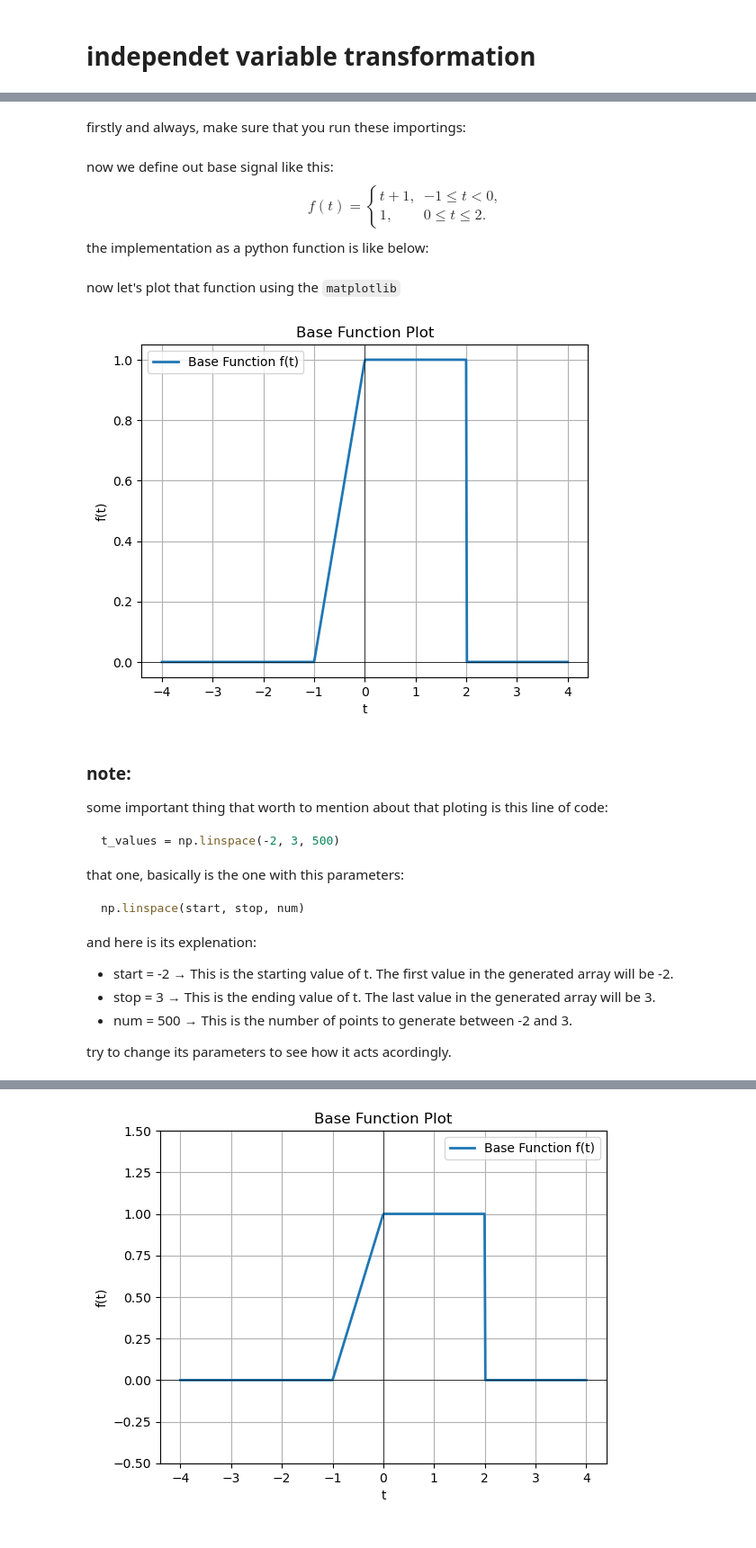
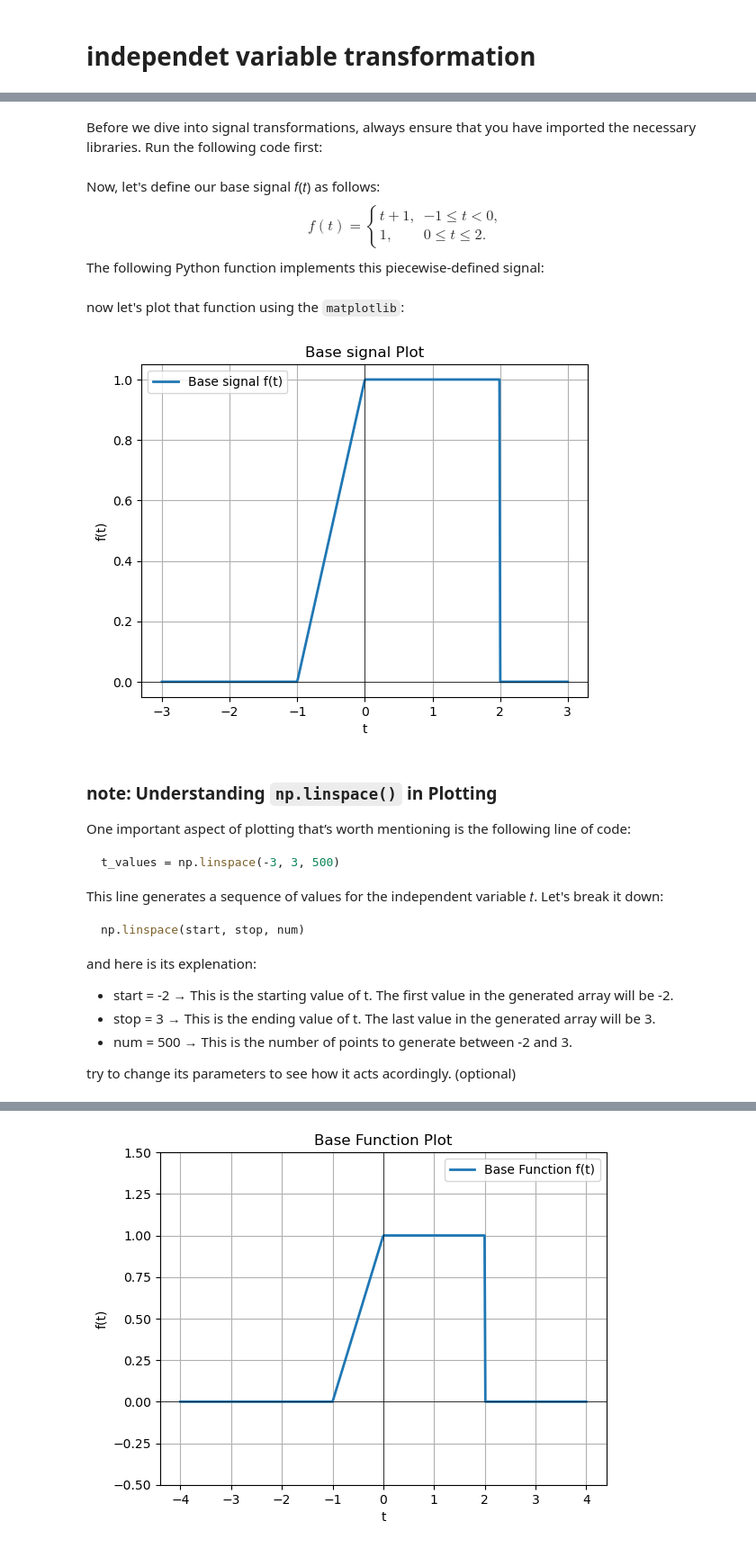
Before and after one commit to AmirHossienAfshar/signals-and-systems, a Jupyter notebook: independent_variable_transformation.ipynb, the cells around one changed output, grey strips where cells are left out. Shown at 90% size. Cells and saved outputs as stored; diff of their text form; code cells hidden in the pictures.

````diff
--- a/independent_variable_transformation.ipynb
+++ b/independent_variable_transformation.ipynb
@@ -10,10 +14,10 @@ this topic is what you have privously learnt in the high-school, under 'انتق
 # %% [markdown]
-firstly and always, make sure that you run these importings:
+Before we dive into signal transformations, always ensure that you have imported the necessary libraries. Run the following code first:
 # %%
 import matplotlib.pyplot as plt
 import numpy as np
 # %% [markdown]
-now we define out base signal like this:
+Now, let's define our base signal 𝑓(𝑡) as follows:
 $$
 f(t) =
 \begin{cases}
@@ -21,9 +25,9 @@ t + 1, & -1 \leq t < 0, \\
 1, & 0 \leq t \leq 2.
 \end{cases}
 $$
-the implementation as a python function is like below:
+The following Python function implements this piecewise-defined signal:
 # %%
-def base_function(t):
+def base_signal(t):
     if -1 <= t < 0:
         return t + 1
     elif 0 <= t <= 2:
@@ -31,31 +35,31 @@ def base_function(t):
     else:
         return 0
 # %% [markdown]
-now let's plot that function using the `matplotlib`
+now let's plot that function using the `matplotlib`:
 # %%
 # Generate t values
-t_values = np.linspace(-4, 4, 500)
-f_values = np.array([base_function(t) for t in t_values])
+t_values = np.linspace(-3, 3, 500)
+f_values = np.array([base_signal(t) for t in t_values])
 
 # Plot the function
-plt.plot(t_values, f_values, label="Base Function f(t)", linewidth=2)
+plt.plot(t_values, f_values, label="Base signal f(t)", linewidth=2)
 plt.xlabel("t")
 plt.ylabel("f(t)")
-plt.title("Base Function Plot")
+plt.title("Base signal Plot")
 plt.grid(True)
 plt.axhline(0, color='black', linewidth=0.5)
 plt.axvline(0, color='black', linewidth=0.5)
 plt.legend()
 plt.show()
 # %% [output]
-[figure, old version]
+[figure, new version]
 # %% [markdown]
-### note:
-some important thing that worth to mention about that ploting is this line of code:
+### note: Understanding `np.linspace()` in Plotting
+One important aspect of plotting that’s worth mentioning is the following line of code:
 ```python
-t_values = np.linspace(-2, 3, 500)
+t_values = np.linspace(-3, 3, 500)
 ```
-that one, basically is the one with this parameters:
+This line generates a sequence of values for the independent variable 𝑡. Let's break it down:
 ```python
 np.linspace(start, stop, num)
 ```
@@ -64,5 +68,5 @@ and here is its explenation:
 - stop = 3 → This is the ending value of t. The last value in the generated array will be 3.
 - num = 500 → This is the number of points to generate between -2 and 3.
 
-try to change its parameters to see how it acts acordingly.
+try to change its parameters to see how it acts acordingly. (optional)
 # %% [markdown]
````
Also changed, not shown: parts of 8 cells of this notebook, 1 other file.
